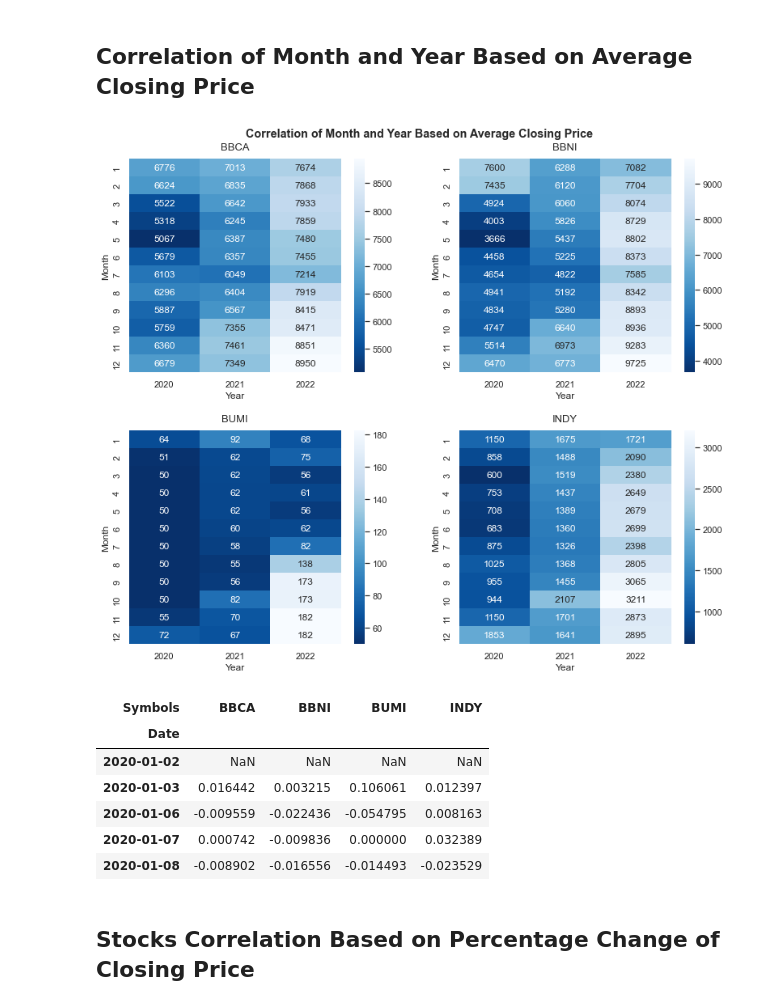
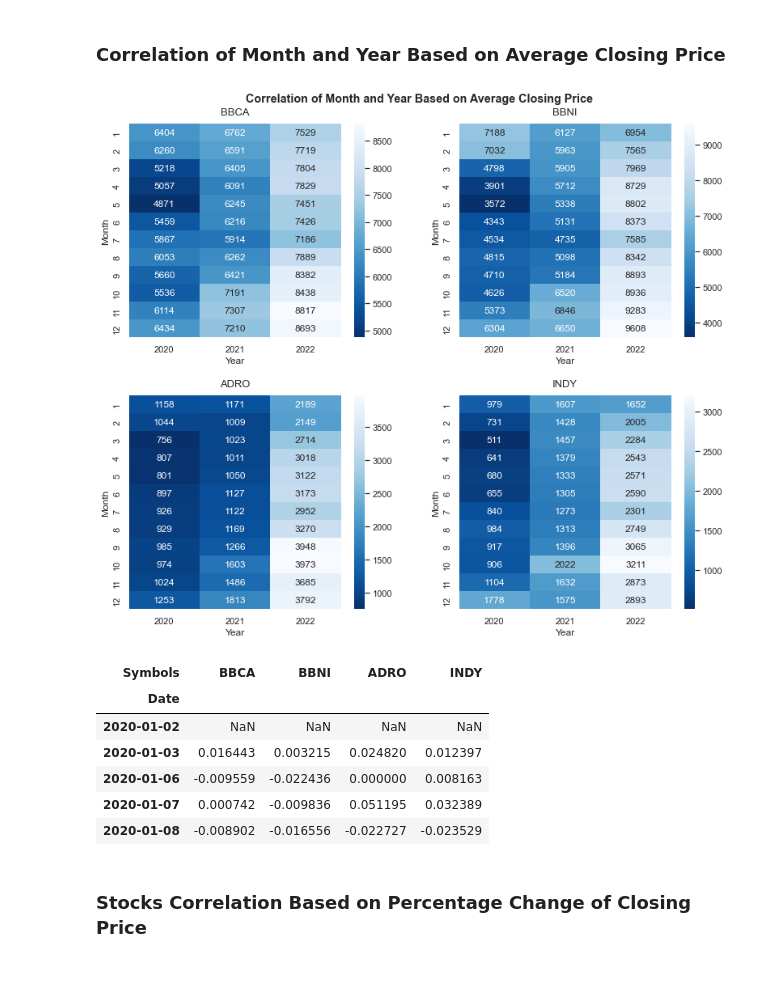
Before and after one commit to crypter70/Stocks-Prediction, a Jupyter notebook: Stocks Data Exploration.ipynb, the cells around one changed output. Cells and saved outputs as stored; diff of their text form; code cells hidden in the pictures; blank space fills up the shorter version.

```diff
--- a/Stocks Data Exploration.ipynb
+++ b/Stocks Data Exploration.ipynb
@@ -131,9 +205,9 @@ Markdown("""
 # %%
-fig, axes = plt.subplots(2, 2, figsize=(14, 8))
+fig, axes = plt.subplots(4, 1, figsize=(14, 14))
 fig.tight_layout()
 fig.tight_layout(pad=5)
 
-fig.suptitle(f'{chart3}', fontweight='bold')
+fig.suptitle(f'{chart}', fontweight='bold')
 
 for x, y, ax in zip(stock_list, stock_code, axes.ravel()):
     ax.plot('Date', 'Volume',data=globals()[x])
@@ -159,14 +233,14 @@ fig, axes = plt.subplots(2, 2, figsize=(8, 6))
 fig.tight_layout()
 fig.tight_layout(pad=4)
 
-fig.suptitle(f'{chart4}', fontweight='bold')
+fig.suptitle(f'{chart}', fontweight='bold')
 
-g_stock = ['g_bbca', 'g_bbni', 'g_bumi', 'g_indy']
+g_stock = ['g_bbca', 'g_bbni', 'g_adro', 'g_indy']
 
 for x, y, z, ax in zip(stock_list, g_stock, stock_code, axes.flatten()):
-    y = sns.boxplot(x='Close', data=globals()[x], showmeans=True, ax=ax)
+    y = sns.boxplot(x='Adj Close', data=globals()[x], showmeans=True, ax=ax)
     y.set_title(z ,fontweight="normal", size=13, y=1)
-    y.set_xlabel('Close Price', fontsize = 12)
+    y.set_xlabel('Adj Close Price', fontsize = 12)
 
 plt.show()
 # %% [output]
@@ -185,18 +285,18 @@ fig, axes = plt.subplots(2, 2, figsize=(12, 10))
 fig.tight_layout()
 fig.tight_layout(pad=4)
 
-stock_resample = ['bbca_sample', 'bbni_sample', 'bumi_sample', 'indy_sample']
+stock_resample = ['bbca_sample', 'bbni_sample', 'adro_sample', 'indy_sample']
 
 for x, y in zip(stock_list, stock_resample):
     globals()[y] = globals()[x].resample('M', on='Date').mean()
 
-fig.suptitle(f'{chart5}', fontweight='bold')
+fig.suptitle(f'{chart}', fontweight='bold')
 
 for x, y, z, ax in zip(stock_resample, g_stock, stock_code, axes.flatten()):
-    y = sns.boxplot(y="Open",x=globals()[x].index.month, data=globals()[x], showmeans=True, ax=ax)
+    y = sns.boxplot(y="Adj Close",x=globals()[x].index.month, data=globals()[x], showmeans=True, ax=ax)
     y.set_title(z, fontweight="normal", size=13, y=1)
     y.set_xlabel('Month', fontsize = 12)
-    y.set_ylabel('Close Price')
+    y.set_ylabel('Adj Close Price')
 
 plt.show()
 # %% [output]
@@ -203,0 +313,19 @@ plt.show()
+# %%
+fig, axes = plt.subplots(2, 2, figsize=(12, 10))
+fig.tight_layout()
+fig.tight_layout(pad=4)
+
+# stock_resample = ['bbca_sample', 'bbni_sample', 'adro_sample', 'indy_sample']
+
+# for x, y in zip(stock_list, stock_resample):
+#     globals()[y] = globals()[x].resample('M', on='Date').mean()
+
+fig.suptitle(f'{chart}', fontweight='bold')
+
+for x, y, z, ax in zip(stock_resample, g_stock, stock_code, axes.flatten()):
+    y = sns.boxplot(y="Volume",x=globals()[x].index.month, data=globals()[x], showmeans=True, ax=ax)
+    y.set_title(z, fontweight="normal", size=13, y=1)
+    y.set_xlabel('Month', fontsize = 12)
+    y.set_ylabel('Adj Close Price')
+
+plt.show()
@@ -204,64 +334,64 @@ plt.show()
 # %%
-chart6 = 'Correlation of Month and Year Based on Average Closing Price'
+chart = 'Correlation of Month and Year Based on Average Closing Price'
 
 Markdown("""
-## {title}
-""".format(title=chart6))
+### {title}
+""".format(title=chart))
 # %% [output]
 
-## Correlation of Month and Year Based on Average Closing Price
+### Correlation of Month and Year Based on Average Closing Price
 # %%
-stock_pivot =['bbca_pivot', 'bbni_pivot', 'bumi_pivot', 'indy_pivot']
+stock_pivot =['bbca_pivot', 'bbni_pivot', 'adro_pivot', 'indy_pivot']
 
 for x, y in zip(stock_pivot, stock_resample):
     globals()[y]["Bulan"] = globals()[y].index.month
     globals()[y]["Tahun"] = globals()[y].index.year
-    globals()[x] = globals()[y].pivot("Bulan", "Tahun", "Close")
+    globals()[x] = globals()[y].pivot("Bulan", "Tahun", "Adj Close")
 
 fig, axes = plt.subplots(2, 2, figsize=(12, 10))
 fig.tight_layout()
 fig.tight_layout(pad=4)
 
-fig.suptitle(f'{chart6}', fontweight='bold')
+fig.suptitle(f'{chart}', fontweight='bold')
 
 for x, y, z, ax in zip(stock_pivot, g_stock, stock_code, axes.flatten()):
     y = sns.heatmap(data=globals()[x], annot=True, fmt=".0f", cmap = 'Blues_r', ax=ax)
     y.set_title(z, fontweight="normal", size=13, y=1.02)
     y.set_xlabel('Year', fontsize = 12)
     y.set_ylabel('Month')
 
 plt.show()
 # %% [output]
-[figure, old version]
+[figure, new version]
 # %%
-stocks_code = ['BBCA.JK', 'BBNI.JK', 'BUMI.JK', 'INDY.JK']
+stocks_code = ['BBCA.JK', 'BBNI.JK', 'ADRO.JK', 'INDY.JK']
 
 # now = dt.now().strftime('%Y-%m-%d')
 
-closing_df = DataReader(stocks_code, 'yahoo', '2020-01-01', '2022-11-30')['Close']
+closing_df = DataReader(stocks_code, 'yahoo', '2020-01-01', '2022-11-30')['Adj Close']
 
-closing_df.rename(columns = {'BBCA.JK':'BBCA', 'BBNI.JK':'BBNI', 'BUMI.JK':'BUMI', 'INDY.JK':'INDY'}, inplace = True)
+closing_df.rename(columns = {'BBCA.JK':'BBCA', 'BBNI.JK':'BBNI', 'ADRO.JK':'ADRO', 'INDY.JK':'INDY'}, inplace = True)
 closing_df.head()
 
 stock_rets = closing_df.pct_change()
 stock_rets.head()
 # %% [output]
-| Symbols | BBCA | BBNI | BUMI | INDY |
+| Symbols | BBCA | BBNI | ADRO | INDY |
 | Date |  |  |  |  |
 | 2020-01-02 | NaN | NaN | NaN | NaN |
-| 2020-01-03 | 0.016442 | 0.003215 | 0.106061 | 0.012397 |
-| 2020-01-06 | -0.009559 | -0.022436 | -0.054795 | 0.008163 |
-| 2020-01-07 | 0.000742 | -0.009836 | 0.000000 | 0.032389 |
-| 2020-01-08 | -0.008902 | -0.016556 | -0.014493 | -0.023529 |
+| 2020-01-03 | 0.016443 | 0.003215 | 0.024820 | 0.012397 |
+| 2020-01-06 | -0.009559 | -0.022436 | 0.000000 | 0.008163 |
+| 2020-01-07 | 0.000742 | -0.009836 | 0.051195 | 0.032389 |
+| 2020-01-08 | -0.008902 | -0.016556 | -0.022727 | -0.023529 |
 # %%
-chart7 = 'Stocks Correlation Based on Percentage Change of Closing Price'
+chart = 'Stocks Correlation Based on Percentage Change of Closing Price'
 
 Markdown("""
-## {title}
-""".format(title=chart7))
+### {title}
+""".format(title=chart))
 # %% [output]
 
-## Stocks Correlation Based on Percentage Change of Closing Price
+### Stocks Correlation Based on Percentage Change of Closing Price
 # %%
 plt.figure(figsize=(8, 6))
 
```
Also changed, not shown: parts of 79 cells of this notebook, 10 other files.
